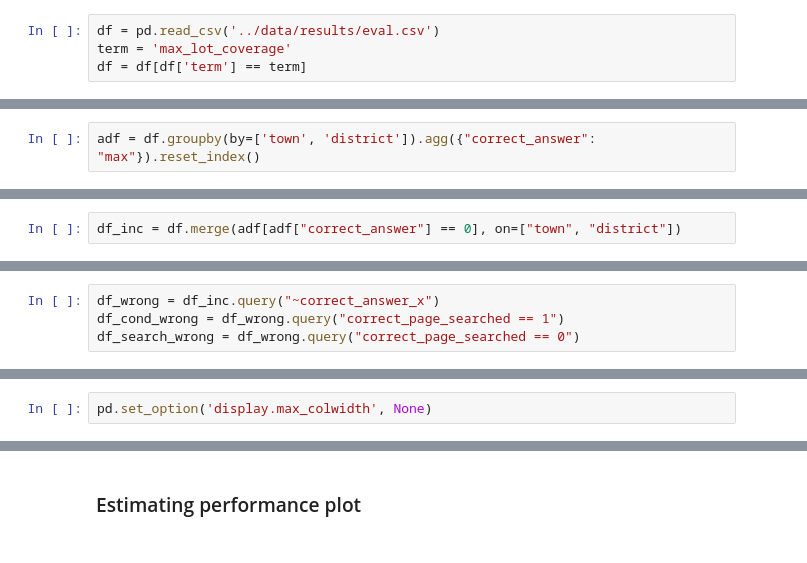
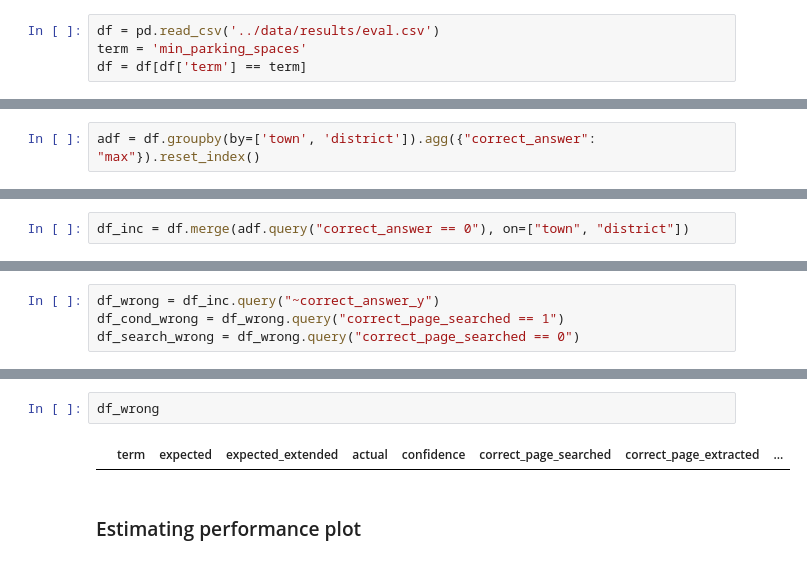
Before and after one commit to National-Zoning-Atlas/zoning-gpt, a Jupyter notebook: eeshakhanna/eval_diagnose.ipynb, the cells around one changed output, grey strips where cells are left out. Cells and saved outputs as stored; diff of their text form.

```diff
--- a/eeshakhanna/eval_diagnose.ipynb
+++ b/eeshakhanna/eval_diagnose.ipynb
@@ -43,7 +28,7 @@ gt = pd.read_csv('../data/ground_truth.csv')
 gt_towns = list(gt['town'].unique())
 # %%
 df = pd.read_csv('../data/results/eval.csv')
-term = 'max_lot_coverage'
+term = 'min_parking_spaces'
 df = df[df['term'] == term]
 # %%
 df_towns = list(df['town'].unique())
@@ -57,3 +42,3 @@ accuracy = 0.5833333333333334
 # %%
-df_inc = df.merge(adf[adf["correct_answer"] == 0], on=["town", "district"])
+df_inc = df.merge(adf.query("correct_answer == 0"), on=["town", "district"])
 # %%
@@ -63,4 +48,4 @@ len(df_inc[df_inc["correct_page_searched"] == 1])
 # %%
-df_wrong = df_inc.query("~correct_answer_x")
+df_wrong = df_inc.query("~correct_answer_y")
 df_cond_wrong = df_wrong.query("correct_page_searched == 1")
 df_search_wrong = df_wrong.query("correct_page_searched == 0")
@@ -96,2 +51,0 @@ df_test = dataset['test'][:]
-# %%
-pd.set_option('display.max_colwidth', None)
@@ -119,3 +52,7 @@ April 14, 2001
+# %%
+df_wrong
+# %% [output]
+|  | term | expected | expected_extended | actual | confidence | correct_page_searched | correct_page_extracted | ... |
 # %% [markdown]
 ### Estimating performance plot
 # %%
```
Also changed, not shown: parts of 13 cells of this notebook, 5 other files.
